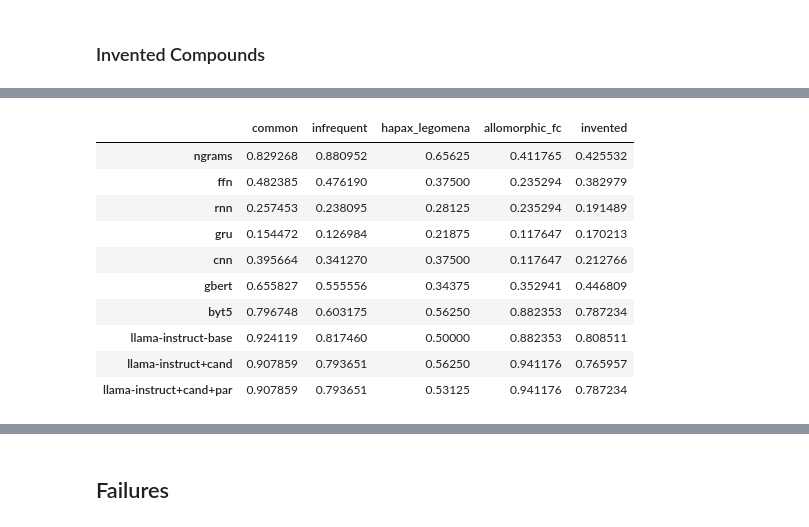
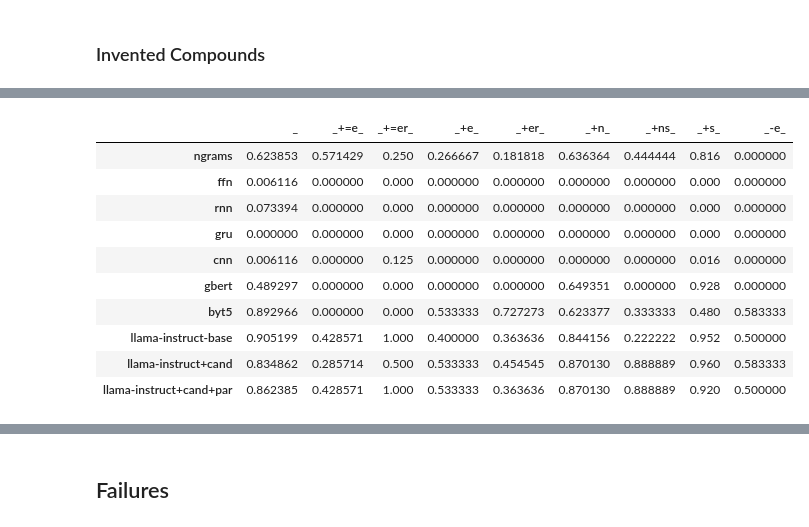
Before and after one commit to maxschmaltz/DEKOR, a Jupyter notebook: benchmarking/comparison.ipynb, the cells around one changed output, grey strips where cells are left out. Drawn from its saved outputs; the diff is of its cells as text; code cells hidden in the pictures.

```diff
--- a/benchmarking/comparison.ipynb
+++ b/benchmarking/comparison.ipynb
@@ -475,0 +251,9 @@ type_f1s
+# %%
+gold_links = [Compound(c).links[0].component for c in test_data["raw"]]
+all_links = np.unique(gold_links).tolist()
+all_links.remove("_+=_")
+link_counts = {
+	link: gold_links.count(link)
+	for link in all_links
+}
+link_counts
@@ -475,0 +270,16 @@ type_f1s
+# %%
+link_f1s_data = {
+	link: {
+		key: pd.read_csv(
+			os.path.join(path, "classification_report.tsv"),
+			sep='\t',
+			index_col=0
+		)[link].loc["f1"]
+		for key, path in paths.items()
+	}
+	for link in all_links
+}
+
+link_f1s = pd.DataFrame(link_f1s_data)
+save_df(link_f1s, os.path.join(figures_dir, "link_f1s.tsv"))
+link_f1s
@@ -476,21 +298,31 @@ type_f1s
 # %%
 link_accuracies_data = {
-	key: metrics["accuracy"].to_dict()
-	for key, metrics in link_metrics.items()
+	link: {
+		key: (
+			((df := pd.read_csv(
+				os.path.join(path, "df.tsv"),
+				sep='\t',
+				index_col=0
+			))["gold"] == df["pred"])
+			& np.frompyfunc(lambda x: link == Compound(x).links[0].component, 1, 1)(df["gold"])
+		).sum() / link_counts[link]
+		for key, path in paths.items()
+	}
+	for link in all_links
 }
 
 link_accuracies = pd.DataFrame(link_accuracies_data)
 save_df(link_accuracies, os.path.join(figures_dir, "link_accuracies.tsv"))
 link_accuracies
 # %% [output]
-|  | common | infrequent | hapax_legomena | allomorphic_fc | invented |
-| ngrams | 0.829268 | 0.880952 | 0.65625 | 0.411765 | 0.425532 |
-| ffn | 0.482385 | 0.476190 | 0.37500 | 0.235294 | 0.382979 |
-| rnn | 0.257453 | 0.238095 | 0.28125 | 0.235294 | 0.191489 |
-| gru | 0.154472 | 0.126984 | 0.21875 | 0.117647 | 0.170213 |
-| cnn | 0.395664 | 0.341270 | 0.37500 | 0.117647 | 0.212766 |
-| gbert | 0.655827 | 0.555556 | 0.34375 | 0.352941 | 0.446809 |
-| byt5 | 0.796748 | 0.603175 | 0.56250 | 0.882353 | 0.787234 |
-| llama-instruct-base | 0.924119 | 0.817460 | 0.50000 | 0.882353 | 0.808511 |
-| llama-instruct+cand | 0.907859 | 0.793651 | 0.56250 | 0.941176 | 0.765957 |
-| llama-instruct+cand+par | 0.907859 | 0.793651 | 0.53125 | 0.941176 | 0.787234 |
+|  | _ | _+=e_ | _+=er_ | _+e_ | _+er_ | _+n_ | _+ns_ | _+s_ | _-e_ |
+| ngrams | 0.623853 | 0.571429 | 0.250 | 0.266667 | 0.181818 | 0.636364 | 0.444444 | 0.816 | 0.000000 |
+| ffn | 0.006116 | 0.000000 | 0.000 | 0.000000 | 0.000000 | 0.000000 | 0.000000 | 0.000 | 0.000000 |
+| rnn | 0.073394 | 0.000000 | 0.000 | 0.000000 | 0.000000 | 0.000000 | 0.000000 | 0.000 | 0.000000 |
+| gru | 0.000000 | 0.000000 | 0.000 | 0.000000 | 0.000000 | 0.000000 | 0.000000 | 0.000 | 0.000000 |
+| cnn | 0.006116 | 0.000000 | 0.125 | 0.000000 | 0.000000 | 0.000000 | 0.000000 | 0.016 | 0.000000 |
+| gbert | 0.489297 | 0.000000 | 0.000 | 0.000000 | 0.000000 | 0.649351 | 0.000000 | 0.928 | 0.000000 |
+| byt5 | 0.892966 | 0.000000 | 0.000 | 0.533333 | 0.727273 | 0.623377 | 0.333333 | 0.480 | 0.583333 |
+| llama-instruct-base | 0.905199 | 0.428571 | 1.000 | 0.400000 | 0.363636 | 0.844156 | 0.222222 | 0.952 | 0.500000 |
+| llama-instruct+cand | 0.834862 | 0.285714 | 0.500 | 0.533333 | 0.454545 | 0.870130 | 0.888889 | 0.960 | 0.583333 |
+| llama-instruct+cand+par | 0.862385 | 0.428571 | 1.000 | 0.533333 | 0.363636 | 0.870130 | 0.888889 | 0.920 | 0.500000 |
```
Also changed, not shown: parts of 31 cells of this notebook.
